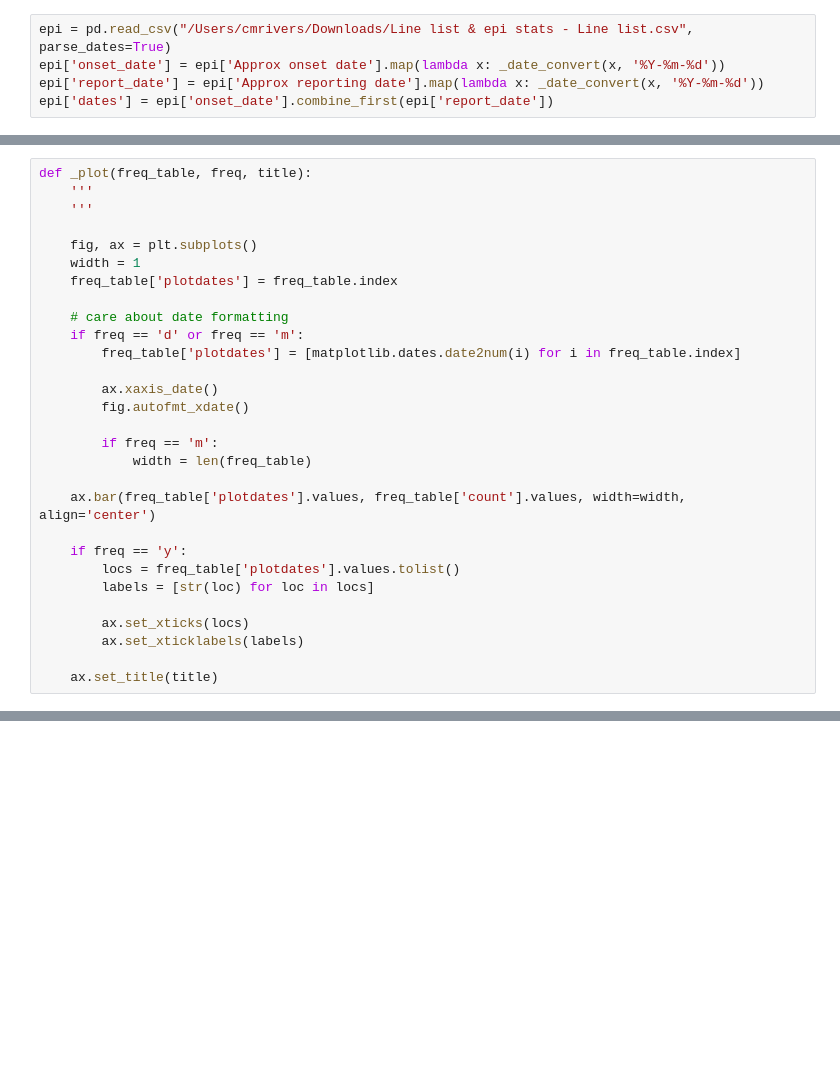
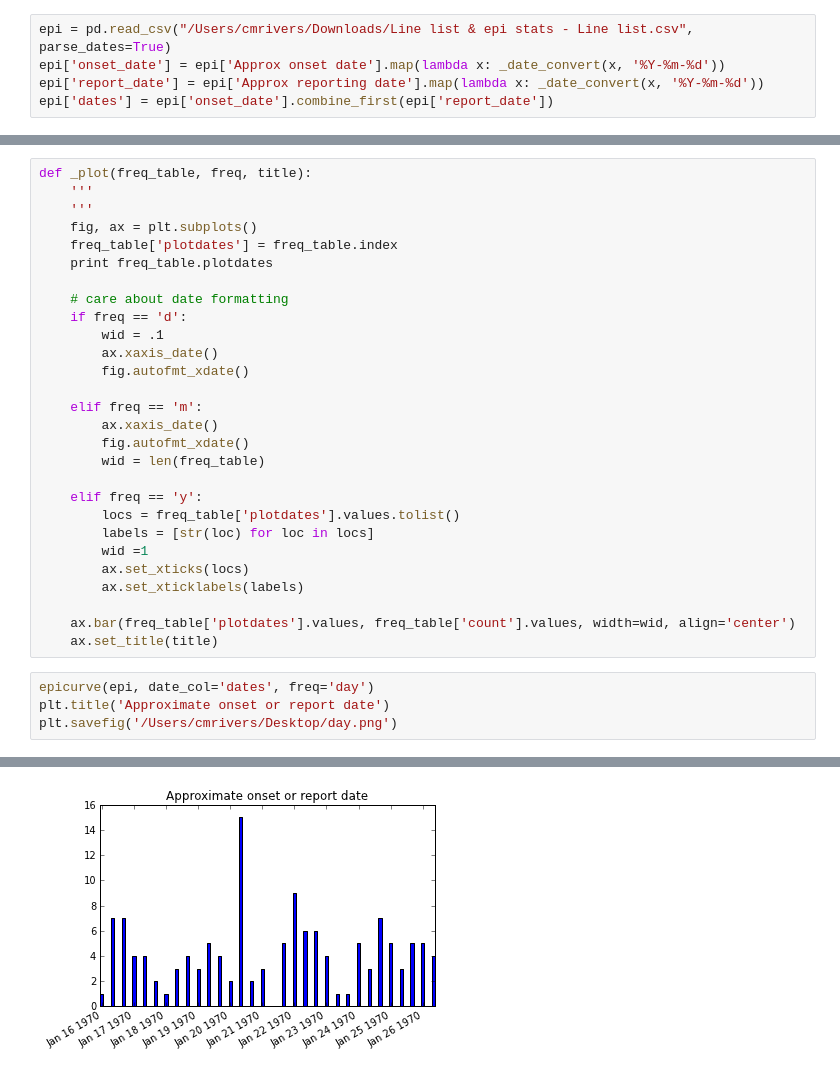
Before and after one commit to cmrivers/epipy, a Jupyter notebook: epicurve.ipynb, the cells around one changed output, grey strips where cells are left out. Drawn from its saved outputs; the diff is of its cells as text; blank space fills up the shorter version.

```diff
--- a/epicurve.ipynb
+++ b/epicurve.ipynb
@@ -43,28 +45,32 @@ def epicurve(df, date_col, freq, title=None, date_format="%Y-%m-%d"):
 def _plot(freq_table, freq, title):
     '''
     '''
-
     fig, ax = plt.subplots()
-    width = 1
     freq_table['plotdates'] = freq_table.index
+    print freq_table.plotdates
 
     # care about date formatting
-    if freq == 'd' or freq == 'm':
-        freq_table['plotdates'] = [matplotlib.dates.date2num(i) for i in freq_table.index]
-
+    if freq == 'd':
+        wid = .1
         ax.xaxis_date()
         fig.autofmt_xdate()
 
-        if freq == 'm':
-            width = len(freq_table)
+    elif freq == 'm':
+        ax.xaxis_date()
+        fig.autofmt_xdate()
+        wid = len(freq_table)
 
-    ax.bar(freq_table['plotdates'].values, freq_table['count'].values, width=width, align='center')
-
-    if freq == 'y':
+    elif freq == 'y':
         locs = freq_table['plotdates'].values.tolist()
         labels = [str(loc) for loc in locs]
-
+        wid =1
         ax.set_xticks(locs)
         ax.set_xticklabels(labels)
 
+    ax.bar(freq_table['plotdates'].values, freq_table['count'].values, width=wid, align='center')
     ax.set_title(title)
+# %%
+epicurve(epi, date_col='dates', freq='day')
+plt.title('Approximate onset or report date')
+plt.savefig('/Users/cmrivers/Desktop/day.png')
+# %% [output]
@@ -71 +94,2 @@ def _plot(freq_table, freq, title):
+[figure, added]
 # %%
```
Also changed, not shown: parts of 7 cells of this notebook, 3 other files.
